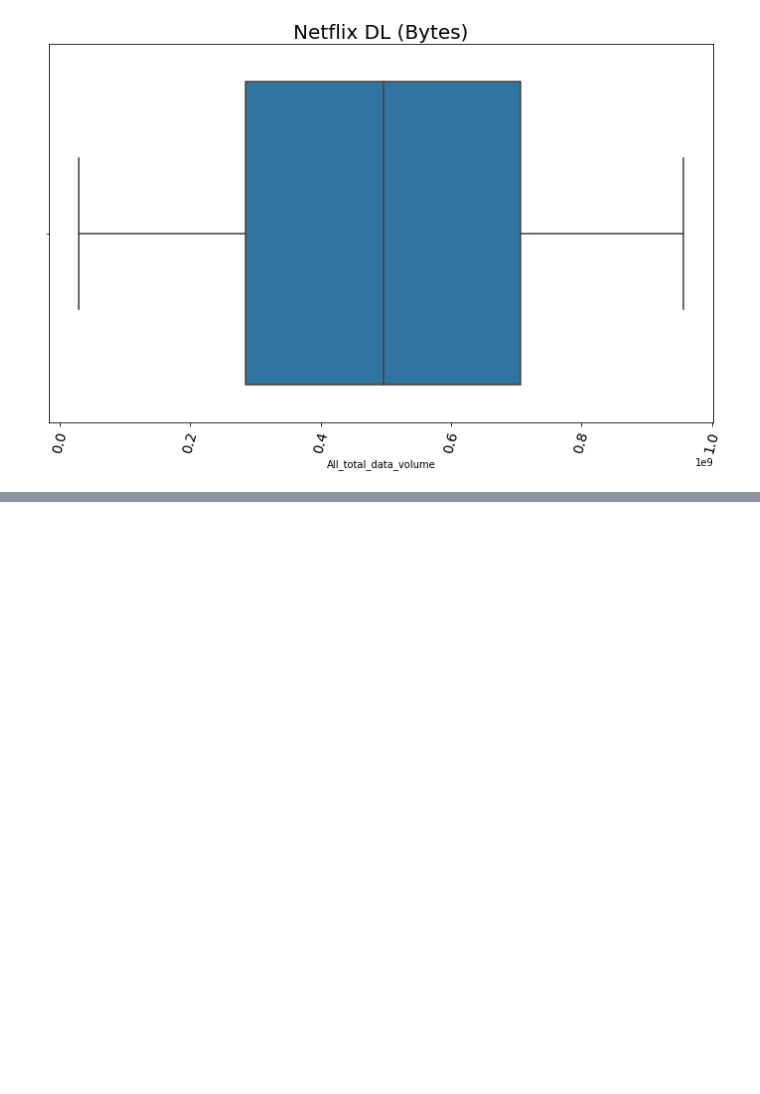
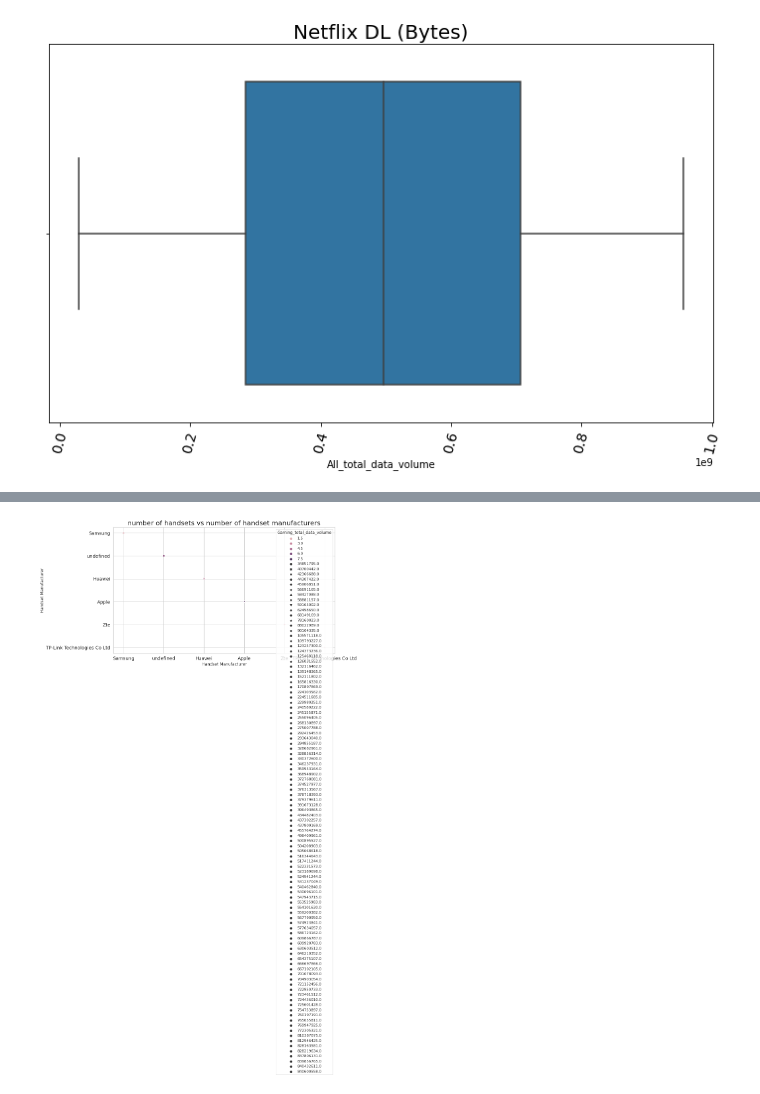
Before and after one commit to behigu/TellCo-Telecom-User-s-Data-Analysis, a Jupyter notebook: notebooks/Telco_telecom_user_data_analysis.ipynb, the cells around one changed output, grey strips where cells are left out. Saved outputs shown, nothing was run; the diff lists cells and outputs as text; code cells hidden in the pictures; blank space fills up the shorter version.

```diff
--- a/notebooks/Telco_telecom_user_data_analysis.ipynb
+++ b/notebooks/Telco_telecom_user_data_analysis.ipynb
@@ -555,0 +563,39 @@ plot_box(df_clean, "All_total_data_volume", "Netflix DL (Bytes)")
+# %%
+def plot_bar(df:pd.DataFrame, x_col:str, y_col:str, title:str, xlabel:str, ylabel:str)->None:
+    plt.figure(figsize=(12, 7))
+    sns.barplot(data = df, x=x_col, y=y_col)
+    plt.title(title, size=20)
+    plt.xticks(rotation=75, fontsize=14)
+    plt.yticks( fontsize=14)
+    plt.xlabel(xlabel, fontsize=16)
+    plt.ylabel(ylabel, fontsize=16)
+    plt.show()
+
+def plot_heatmap(df:pd.DataFrame, title:str, cbar=False)->None:
+    plt.figure(figsize=(12, 7))
+    sns.heatmap(df, annot=True, cmap='viridis', vmin=0, vmax=1, fmt='.2f', linewidths=.7, cbar=cbar )
+    plt.title(title, size=18, fontweight='bold')
+    plt.show()
+
+def plot_box(df:pd.DataFrame, x_col:str, title:str) -> None:
+    plt.figure(figsize=(12, 7))
+    sns.boxplot(data = df, x=x_col)
+    plt.title(title, size=20)
+    plt.xticks(rotation=75, fontsize=14)
+    plt.show()
+
+def plot_box_multi(df:pd.DataFrame, x_col:str, y_col:str, title:str) -> None:
+    plt.figure(figsize=(12, 7))
+    sns.boxplot(data = df, x=x_col, y=y_col)
+    plt.title(title, size=20)
+    plt.xticks(rotation=75, fontsize=14)
+    plt.yticks( fontsize=14)
+    plt.show()
+
+def plot_scatter(df: pd.DataFrame, x_col: str, y_col: str, title: str, hue: str, style: str) -> None:
+    plt.figure(figsize=(12, 7))
+    sns.scatterplot(data = df, x=x_col, y=y_col, hue=hue, style=style)
+    plt.title(title, size=20)
+    plt.xticks(fontsize=14)
+    plt.yticks( fontsize=14)
+    plt.show()
@@ -555,0 +606,5 @@ plot_box(df_clean, "All_total_data_volume", "Netflix DL (Bytes)")
+# %%
+plot_scatter(df_clean.head(100), x_col="Handset Manufacturer", y_col="Handset Manufacturer", hue="Gaming_total_data_volume",
+             style="Gaming_total_data_volume", title="number of handsets vs number of handset manufacturers")
+# %% [output]
+[figure, added]
```
Also changed, not shown: parts of 9 cells of this notebook.
